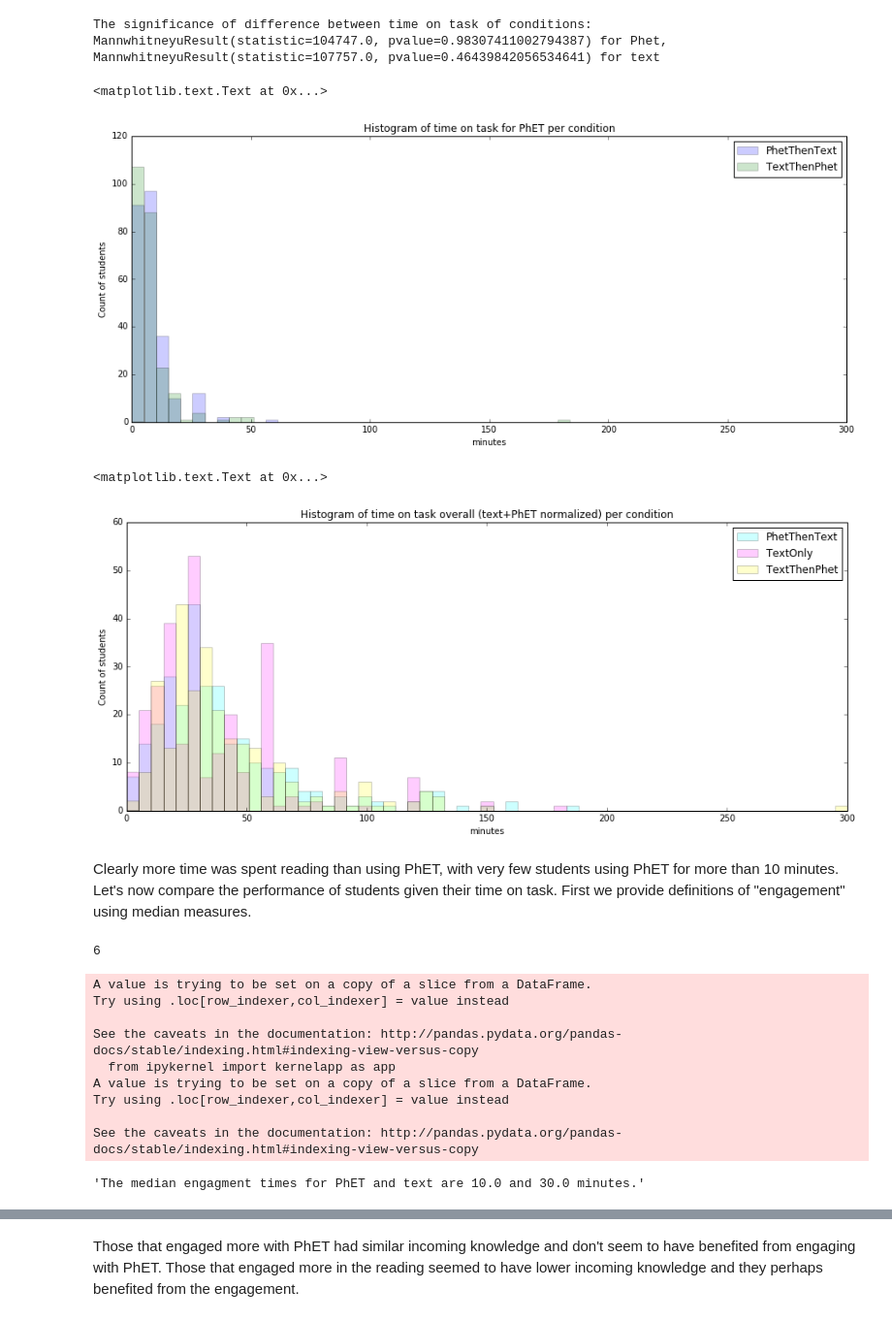
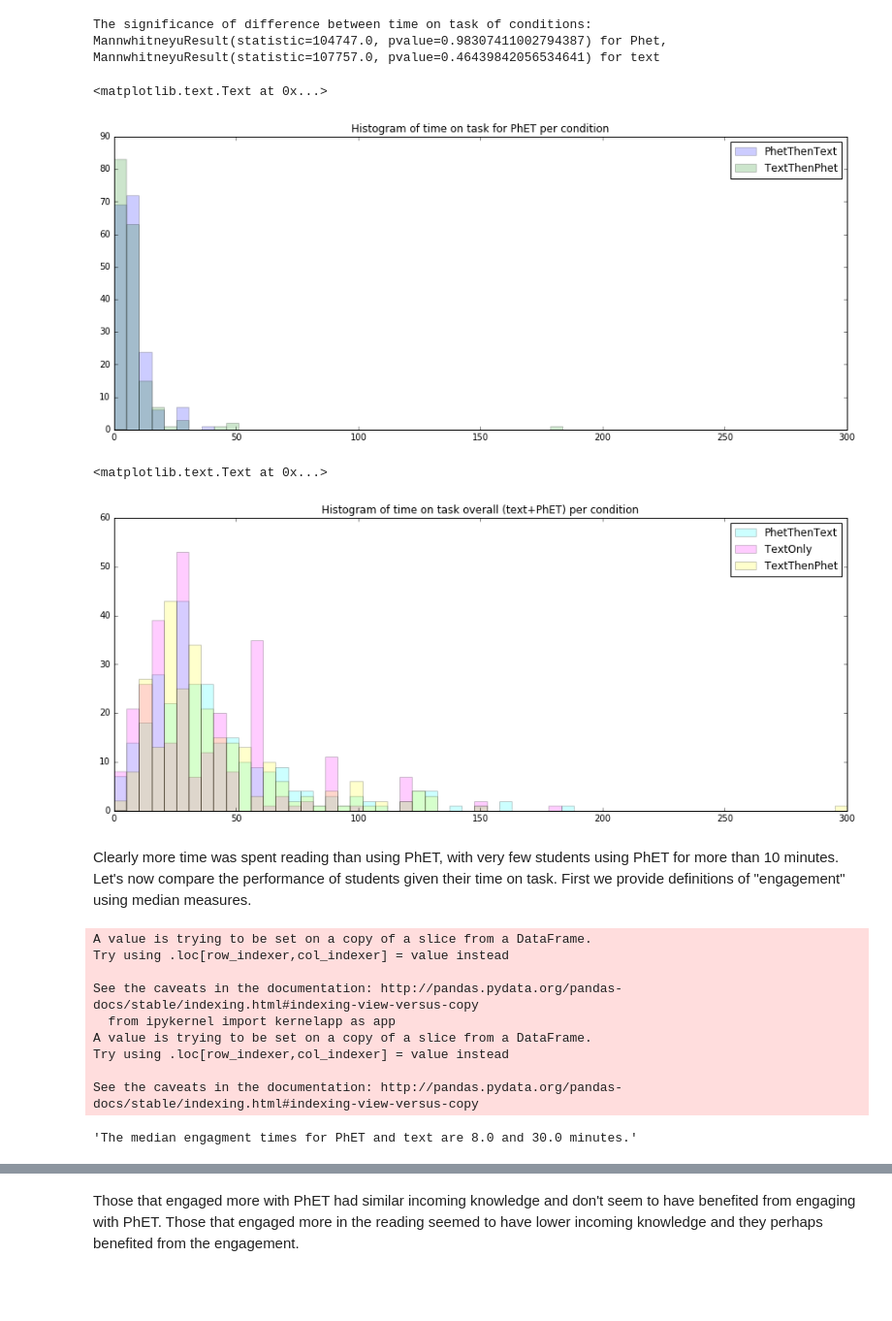
Before and after one commit to sperez8/Phet-log-analyzer, a Jupyter notebook: prereading/analyze_prereading_data.ipynb, the cells around one changed output, grey strips where cells are left out. Shown: that part at 97% size. Cells and saved outputs as stored; diff of their text form; code cells hidden in the pictures; blank space fills up the shorter version.

```diff
--- a/prereading/analyze_prereading_data.ipynb
+++ b/prereading/analyze_prereading_data.ipynb
@@ -95,8 +111,27 @@ First we want to make sure that the columns containing numerical data are treate
 # %%
 #converting columns to numerical types
-for column in ['Prescore for topic','Postscore for topic','Time on text for topic','Time on PhET for topic']:
+for column in ['Prescore','Postscore','Clickerscore', 'Time on text','Time on PhET']:
     df[column] = pd.to_numeric(df[column],errors='coerce')
 df = df.fillna(np.nan)
+
+def transform_enjoy(response):
+    response = str(response)
+    if 'No' in response or 'not' in response:
+        return False
+    elif 'enjoy' in response:
+        return True
+    else: return np.nan
+
+def transform_benefit(response):
+    response = str(response)
+    if 'Not' in response:
+        return False
+    elif 'beneficial' in response:
+        return True
+    else: return np.nan
+
+df['Benefitted'] = df['Postattitude - benefitted'].apply(transform_benefit)
+df['Enjoyed'] = df['Postattitude - enjoyed'].apply(transform_enjoy)
 # %% [markdown]
 Unfortunately we have a lot of rows with missing data. If we remove them, we end up with almost half the dataset. We will use this dataset when looking at engagement.
 # %%
@@ -156,28 +193,27 @@ MannwhitneyuResult(statistic=107757.0, pvalue=0.46439842056534641) for text
 # %%
 bins = np.linspace(0, 250, 50)
 plt.figure(figsize=(15,6))
-plt.hist(df2[df2['Treatment for topic']=='PhetThenText']['Time on PhET for topic'], bins, alpha=0.2, label='PhetThenText')
-plt.hist(df2[df2['Treatment for topic']=='TextThenPhet']['Time on PhET for topic'], bins, alpha=0.2, label='TextThenPhet')
-plt.legend(loc='upper right');plt.xlabel('minutes');plt.ylabel('Count of students');plt.title('Histogram of time on task for PhET per condition')
+plt.hist(df2[df2['Treatment']=='PhetThenText']['Time on PhET'], bins, alpha=0.2, label='PhetThenText')
+plt.hist(df2[df2['Treatment']=='TextThenPhet']['Time on PhET'], bins, alpha=0.2, label='TextThenPhet')
+plt.legend(loc='upper right')
+#;plt.xlabel('minutes');plt.ylabel('Count of students');
+plt.title('Histogram of time on task for PhET per condition')
 # %% [output]
 <matplotlib.text.Text at 0x...>
-[figure, old version]
+[figure, new version]
 # %%
-df['Time on task overall'] = df['Time on text for topic']+df['Time on PhET for topic']
+df['Time on task overall'] = df['Time on text']+df['Time on PhET']
 # %%
 bins = np.linspace(0, 300, 60)
 plt.figure(figsize=(15,6))
-plt.hist(df[df['Treatment for topic']=='PhetThenText']['Time on task overall'], bins, alpha=0.2, label='PhetThenText',color='cyan')
-plt.hist(df[df['Treatment for topic']=='TextOnly']['Time on task overall'], bins, alpha=0.2, label='TextOnly',color='magenta')
-plt.hist(df[df['Treatment for topic']=='TextThenPhet']['Time on task overall'], bins, alpha=0.2, label='TextThenPhet', color='yellow')
-plt.legend(loc='upper right');plt.xlabel('minutes');plt.ylabel('Count of students');plt.title('Histogram of time on task overall (text+PhET) per condition')
+plt.hist(df[df['Treatment']=='PhetThenText']['Time on task overall'], bins, alpha=0.2, label='PhetThenText',color='cyan')
+plt.hist(df[df['Treatment']=='TextOnly']['Time on task overall'], bins, alpha=0.2, label='TextOnly',color='magenta')
+plt.hist(df[df['Treatment']=='TextThenPhet']['Time on task overall'], bins, alpha=0.2, label='TextThenPhet', color='yellow')
+plt.legend(loc='upper right');
+#plt.xlabel('minutes');plt.ylabel('Count of students');
+plt.title('Histogram of time on task overall (text+PhET) per condition')
 # %% [output]
 <matplotlib.text.Text at 0x...>
-[figure, old version]
+[figure, new version]
 # %% [markdown]
 Clearly more time was spent reading than using PhET, with very few students using PhET for more than 10 minutes. Let's now compare the performance of students given their time on task. First we provide definitions of "engagement" using median measures.
-# %%
-a = 6
-a
-# %% [output]
-6
@@ -184,8 +222,8 @@ a
 # %%
-phet_median = df2[df2['Treatment for topic']!='TextOnly']['Time on PhET for topic'].median()
-df2['Engaged PhET'] = df2[df2['Treatment for topic']!='TextOnly']['Time on PhET for topic'] >= phet_median
-text_median = df2['Time on text for topic'].median()
-df2['Engaged text'] = df2['Time on text for topic'] >= text_median
+phet_median = df2[df2['Treatment']!='TextOnly']['Time on PhET'].median()
+df2['Engaged PhET'] = df2[df2['Treatment']!='TextOnly']['Time on PhET'] >= phet_median
+text_median = df2['Time on text'].median()
+df2['Engaged text'] = df2['Time on text'] >= text_median
 'The median engagment times for PhET and text are {0} and {1} minutes.'.format(phet_median,text_median)
 # %% [output]
 A value is trying to be set on a copy of a slice from a DataFrame.
@@ -197,4 +235,4 @@ A value is trying to be set on a copy of a slice from a DataFrame.
 Try using .loc[row_indexer,col_indexer] = value instead
 
 See the caveats in the documentation: http://pandas.pydata.org/pandas-docs/stable/indexing.html#indexing-view-versus-copy
-'The median engagment times for PhET and text are 10.0 and 30.0 minutes.'
+'The median engagment times for PhET and text are 8.0 and 30.0 minutes.'
```
Also changed, not shown: parts of 30 cells of this notebook, 3 other files.
